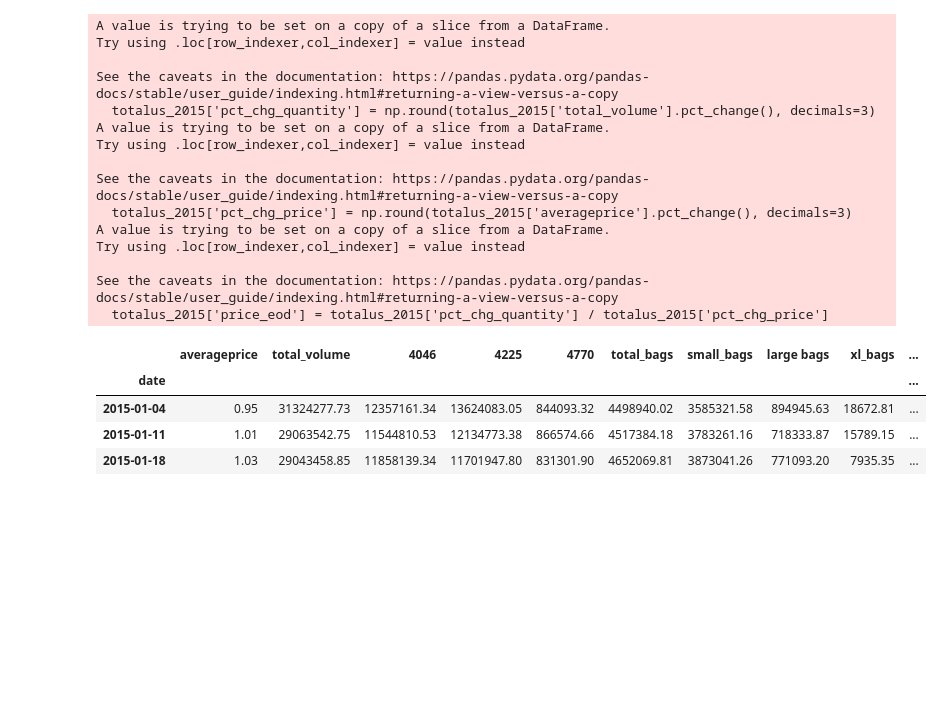
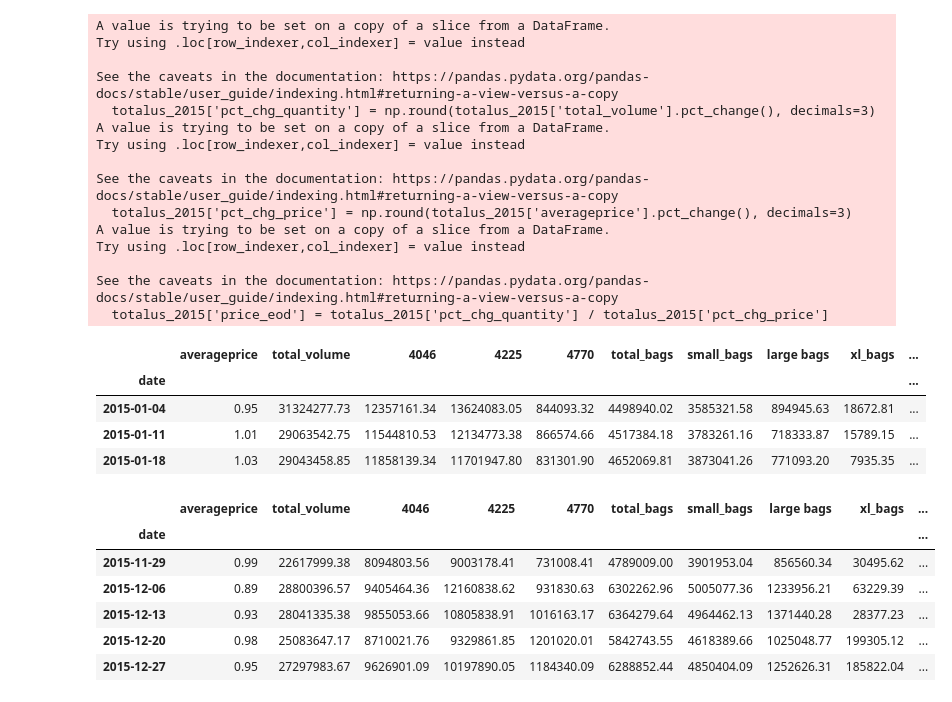
Before and after one commit to melissammcmillan/price_elasticity_of_avocados, a Jupyter notebook: 1_Avocado_EDA.ipynb, the cells around one changed output. Cells and saved outputs as stored; diff of their text form; code cells hidden in the pictures; blank space fills up the shorter version.

```diff
--- a/1_Avocado_EDA.ipynb
+++ b/1_Avocado_EDA.ipynb
@@ -187,4 +187,14 @@ See the caveats in the documentation: https://pandas.pydata.org/pandas-docs/stab
 | 2015-01-04 | 0.95 | 31324277.73 | 12357161.34 | 13624083.05 | 844093.32 | 4498940.02 | 3585321.58 | 894945.63 | 18672.81 | ... |
 | 2015-01-11 | 1.01 | 29063542.75 | 11544810.53 | 12134773.38 | 866574.66 | 4517384.18 | 3783261.16 | 718333.87 | 15789.15 | ... |
 | 2015-01-18 | 1.03 | 29043458.85 | 11858139.34 | 11701947.80 | 831301.90 | 4652069.81 | 3873041.26 | 771093.20 | 7935.35 | ... |
+# %%
+totalus_2015.tail()
+# %% [output]
+|  | averageprice | total_volume | 4046 | 4225 | 4770 | total_bags | small_bags | large bags | xl_bags | ... |
+| date |  |  |  |  |  |  |  |  |  | ... |
+| 2015-11-29 | 0.99 | 22617999.38 | 8094803.56 | 9003178.41 | 731008.41 | 4789009.00 | 3901953.04 | 856560.34 | 30495.62 | ... |
+| 2015-12-06 | 0.89 | 28800396.57 | 9405464.36 | 12160838.62 | 931830.63 | 6302262.96 | 5005077.36 | 1233956.21 | 63229.39 | ... |
+| 2015-12-13 | 0.93 | 28041335.38 | 9855053.66 | 10805838.91 | 1016163.17 | 6364279.64 | 4964462.13 | 1371440.28 | 28377.23 | ... |
+| 2015-12-20 | 0.98 | 25083647.17 | 8710021.76 | 9329861.85 | 1201020.01 | 5842743.55 | 4618389.66 | 1025048.77 | 199305.12 | ... |
+| 2015-12-27 | 0.95 | 27297983.67 | 9626901.09 | 10197890.05 | 1184340.09 | 6288852.44 | 4850404.09 | 1252626.31 | 185822.04 | ... |
 # %% [markdown]
```
Also changed, not shown: parts of 5 cells of this notebook.
